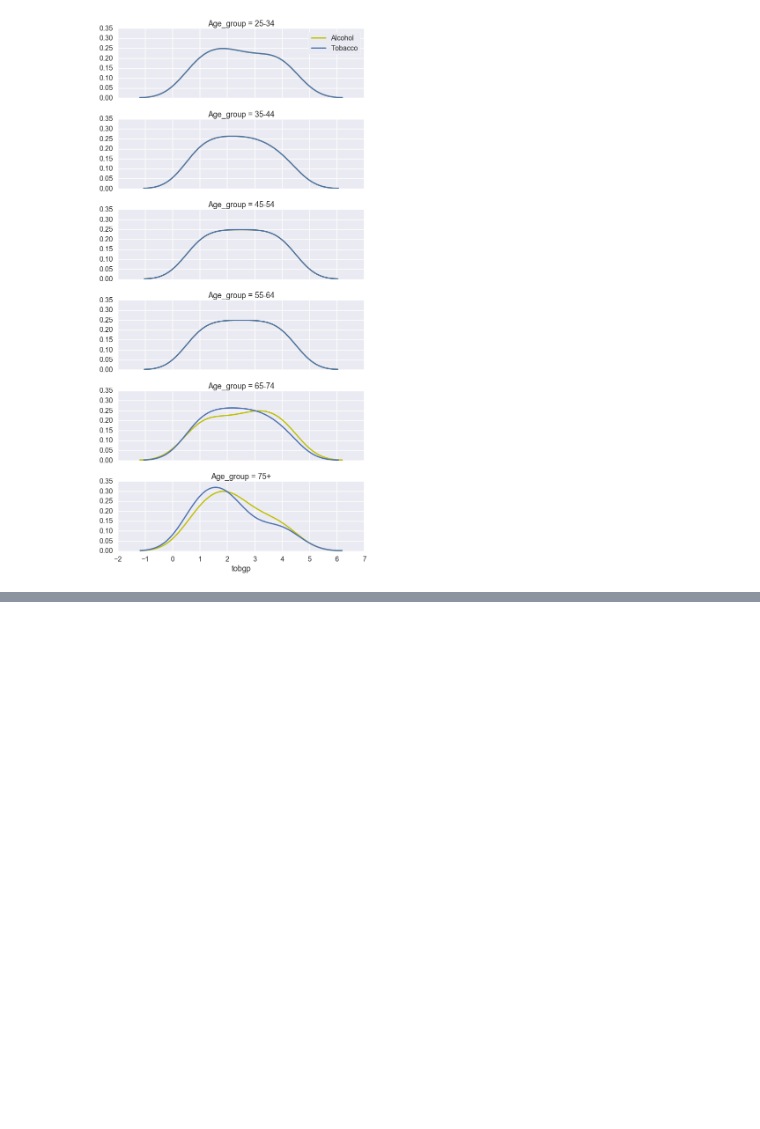
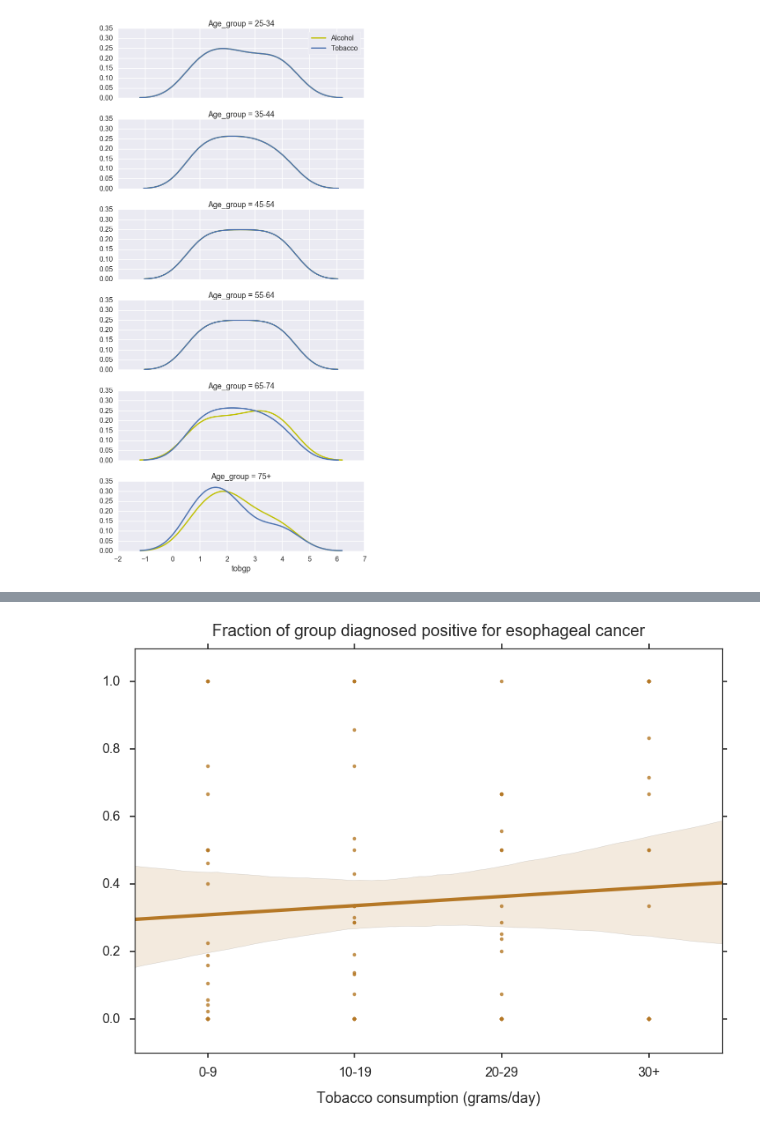
Before and after one commit to agalea91/esoph_linear_model, a Jupyter notebook: esoph_linear_model.ipynb, the cells around one changed output, grey strips where cells are left out. Saved outputs shown, nothing was run; the diff lists cells and outputs as text; code cells hidden in the pictures; blank space fills up the shorter version.

```diff
--- a/esoph_linear_model.ipynb
+++ b/esoph_linear_model.ipynb
@@ -162 +184,19 @@ plt.show()
+# %%
+sns.set_style('ticks')
+#plt.scatter(list(df.tobgp), list(df.positive_frac),
+#            alpha=0.5, linewidths=5, marker='x')
+sns.regplot(y='positive_frac', x='tobgp', data=df,
+            fit_reg = True, marker='o', color=colors[1])
+
+plt.title('Fraction of group diagnosed positive for esophageal cancer',
+          fontsize=20, y=1.02)
+plt.xlabel('Tobacco consumption (grams/day)', labelpad=15)
+plt.xticks(range(6), ['', '0-9', '10-19', '20-29', '30+', ''])
+plt.ylim(-0.1,1.1)
+plt.xlim(0.5,4.5)
+plt.ylabel('')
+
+plt.show()
+# %% [output]
+[figure, added]
 # %% [markdown]
```
Also changed, not shown: parts of 22 cells of this notebook, 6 other files.
